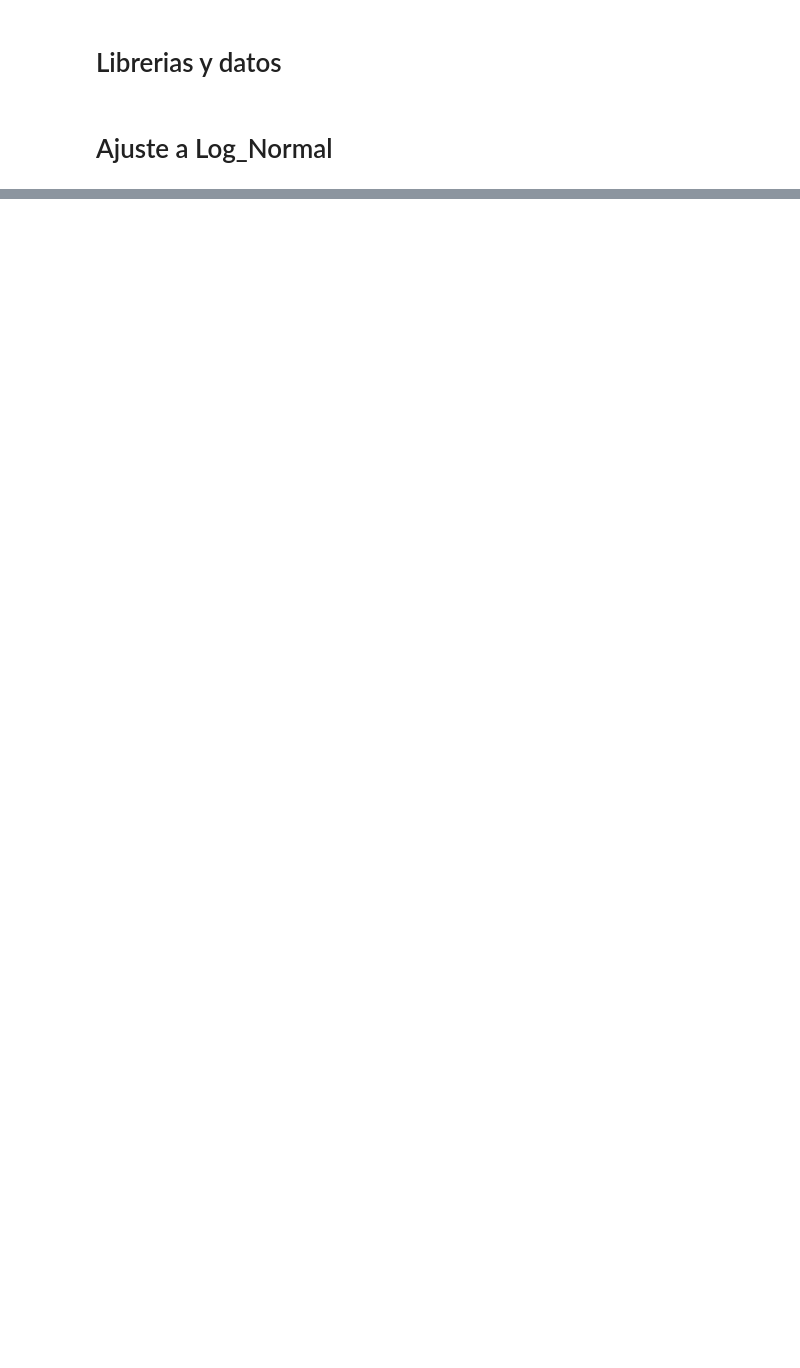
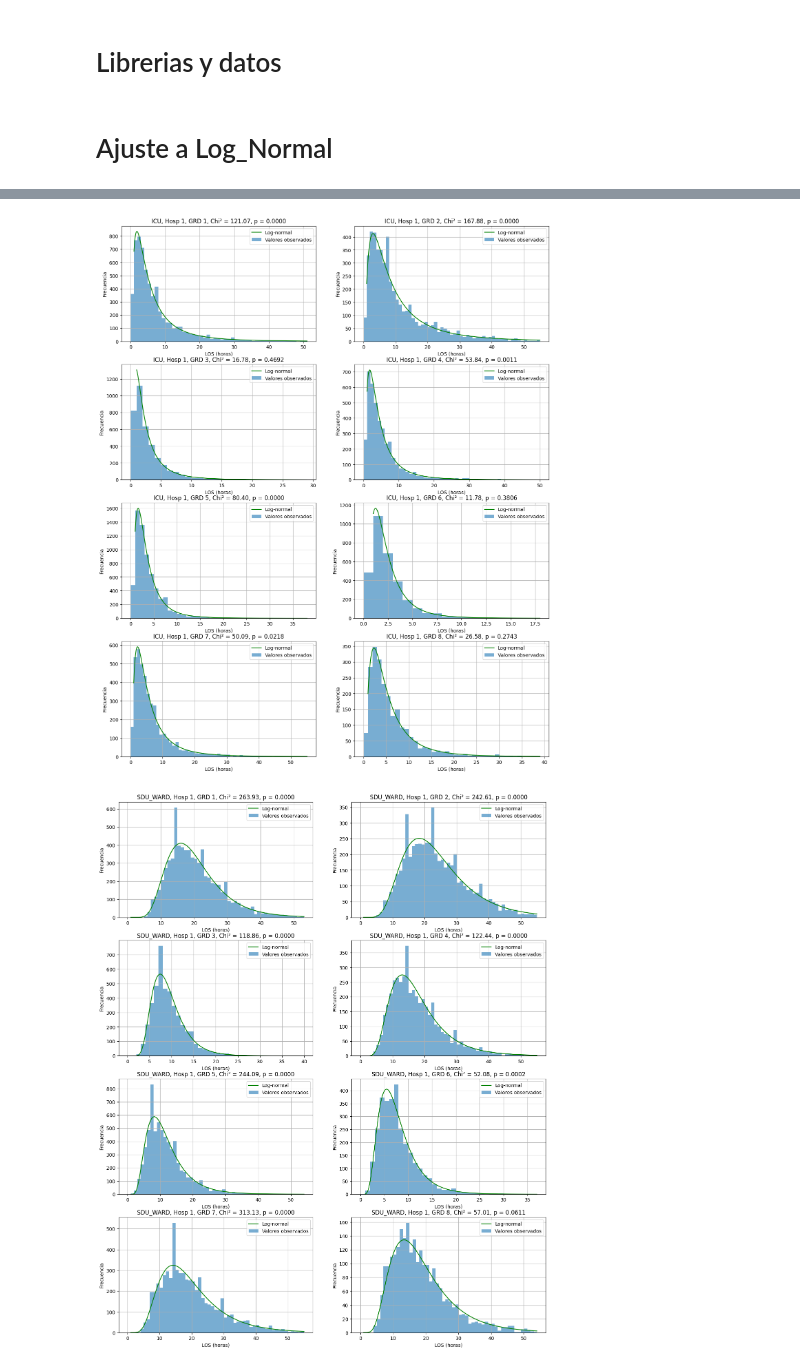
Before and after one commit to franfonte/Capstone, a Jupyter notebook: codigo/analisis_tiempos_estadia.ipynb, the cells around one changed output, grey strips where cells are left out. Drawn from its saved outputs; the diff is of its cells as text; code cells hidden in the pictures; blank space fills up the shorter version.

Commit message:
ajustes kde listos

```diff
--- a/codigo/analisis_tiempos_estadia.ipynb
+++ b/codigo/analisis_tiempos_estadia.ipynb
@@ -150,0 +154,5 @@ LOS Histograma vs Ajuste Log-normal, Unidad=ICU, Hospital=3, GRD=8, Chi² = 49.7
+# %%
+ajuste_lognormal(tl)
+# %% [output]
+[figure, added]
+[figure, added]
```
Also changed, not shown: parts of 10 cells of this notebook, 7 other files.
